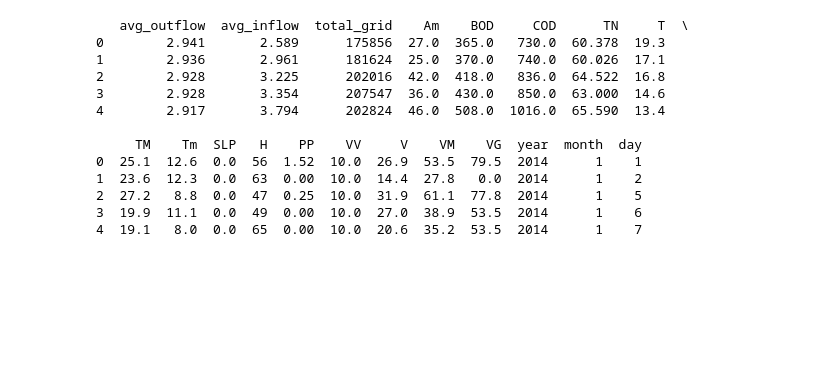
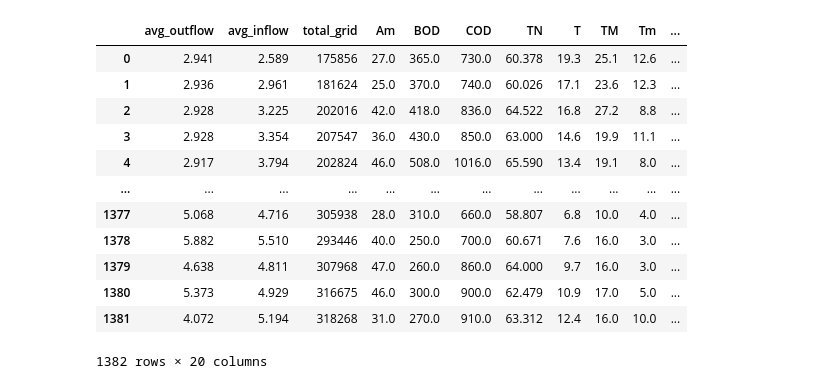
Before and after one commit to Krumpu/Homework_ICA, a Jupyter notebook: HW_1_ICA.ipynb, the cells around one changed output. Saved outputs shown, nothing was run; the diff lists cells and outputs as text; code cells hidden in the pictures; blank space fills up the shorter version.

```diff
--- a/HW_1_ICA.ipynb
+++ b/HW_1_ICA.ipynb
@@ -7,18 +14,18 @@ import matplotlib.pyplot as plt
 # %%
 url = "https://raw.githubusercontent.com/Krumpu/Homework_ICA/main/Data-Melbourne_F.csv"
 df = pd.read_csv(url)
-print(df.head())
+df
 # %% [output]
+|  | avg_outflow | avg_inflow | total_grid | Am | BOD | COD | TN | T | TM | Tm | ... |
+| 0 | 2.941 | 2.589 | 175856 | 27.0 | 365.0 | 730.0 | 60.378 | 19.3 | 25.1 | 12.6 | ... |
+| 1 | 2.936 | 2.961 | 181624 | 25.0 | 370.0 | 740.0 | 60.026 | 17.1 | 23.6 | 12.3 | ... |
+| 2 | 2.928 | 3.225 | 202016 | 42.0 | 418.0 | 836.0 | 64.522 | 16.8 | 27.2 | 8.8 | ... |
+| 3 | 2.928 | 3.354 | 207547 | 36.0 | 430.0 | 850.0 | 63.000 | 14.6 | 19.9 | 11.1 | ... |
+| 4 | 2.917 | 3.794 | 202824 | 46.0 | 508.0 | 1016.0 | 65.590 | 13.4 | 19.1 | 8.0 | ... |
+| ... | ... | ... | ... | ... | ... | ... | ... | ... | ... | ... | ... |
+| 1377 | 5.068 | 4.716 | 305938 | 28.0 | 310.0 | 660.0 | 58.807 | 6.8 | 10.0 | 4.0 | ... |
+| 1378 | 5.882 | 5.510 | 293446 | 40.0 | 250.0 | 700.0 | 60.671 | 7.6 | 16.0 | 3.0 | ... |
+| 1379 | 4.638 | 4.811 | 307968 | 47.0 | 260.0 | 860.0 | 64.000 | 9.7 | 16.0 | 3.0 | ... |
+| 1380 | 5.373 | 4.929 | 316675 | 46.0 | 300.0 | 900.0 | 62.479 | 10.9 | 17.0 | 5.0 | ... |
+| 1381 | 4.072 | 5.194 | 318268 | 31.0 | 270.0 | 910.0 | 63.312 | 12.4 | 16.0 | 10.0 | ... |
-   avg_outflow  avg_inflow  total_grid    Am    BOD     COD      TN     T  \
-0        2.941       2.589      175856  27.0  365.0   730.0  60.378  19.3
-1        2.936       2.961      181624  25.0  370.0   740.0  60.026  17.1
-2        2.928       3.225      202016  42.0  418.0   836.0  64.522  16.8
-3        2.928       3.354      207547  36.0  430.0   850.0  63.000  14.6
-4        2.917       3.794      202824  46.0  508.0  1016.0  65.590  13.4
-
-     TM    Tm  SLP   H    PP    VV     V    VM    VG  year  month  day
-0  25.1  12.6  0.0  56  1.52  10.0  26.9  53.5  79.5  2014      1    1
-1  23.6  12.3  0.0  63  0.00  10.0  14.4  27.8   0.0  2014      1    2
-2  27.2   8.8  0.0  47  0.25  10.0  31.9  61.1  77.8  2014      1    5
-3  19.9  11.1  0.0  49  0.00  10.0  27.0  38.9  53.5  2014      1    6
-4  19.1   8.0  0.0  65  0.00  10.0  20.6  35.2  53.5  2014      1    7
+1382 rows × 20 columns
```
Also changed, not shown: parts of 5 cells of this notebook.
